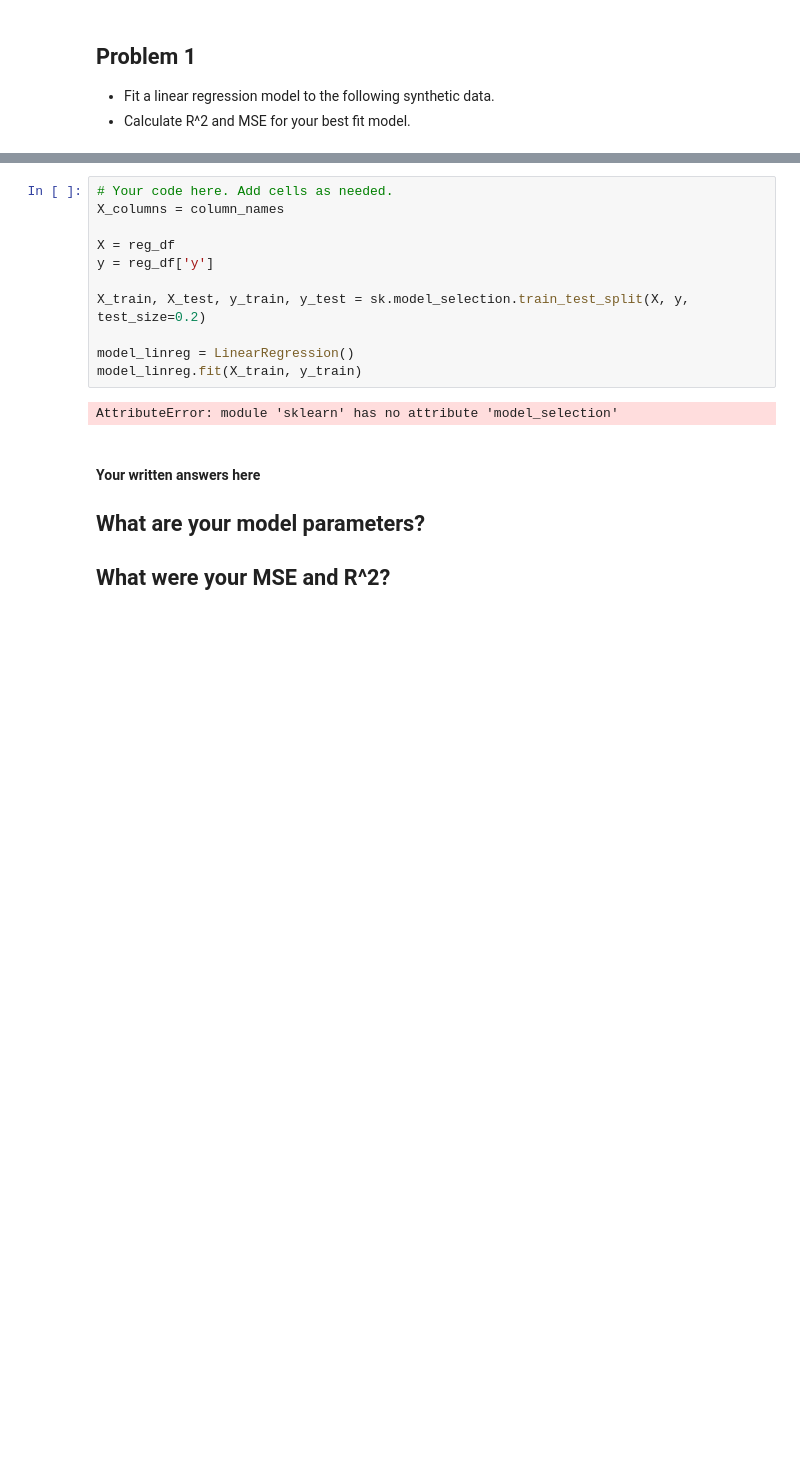
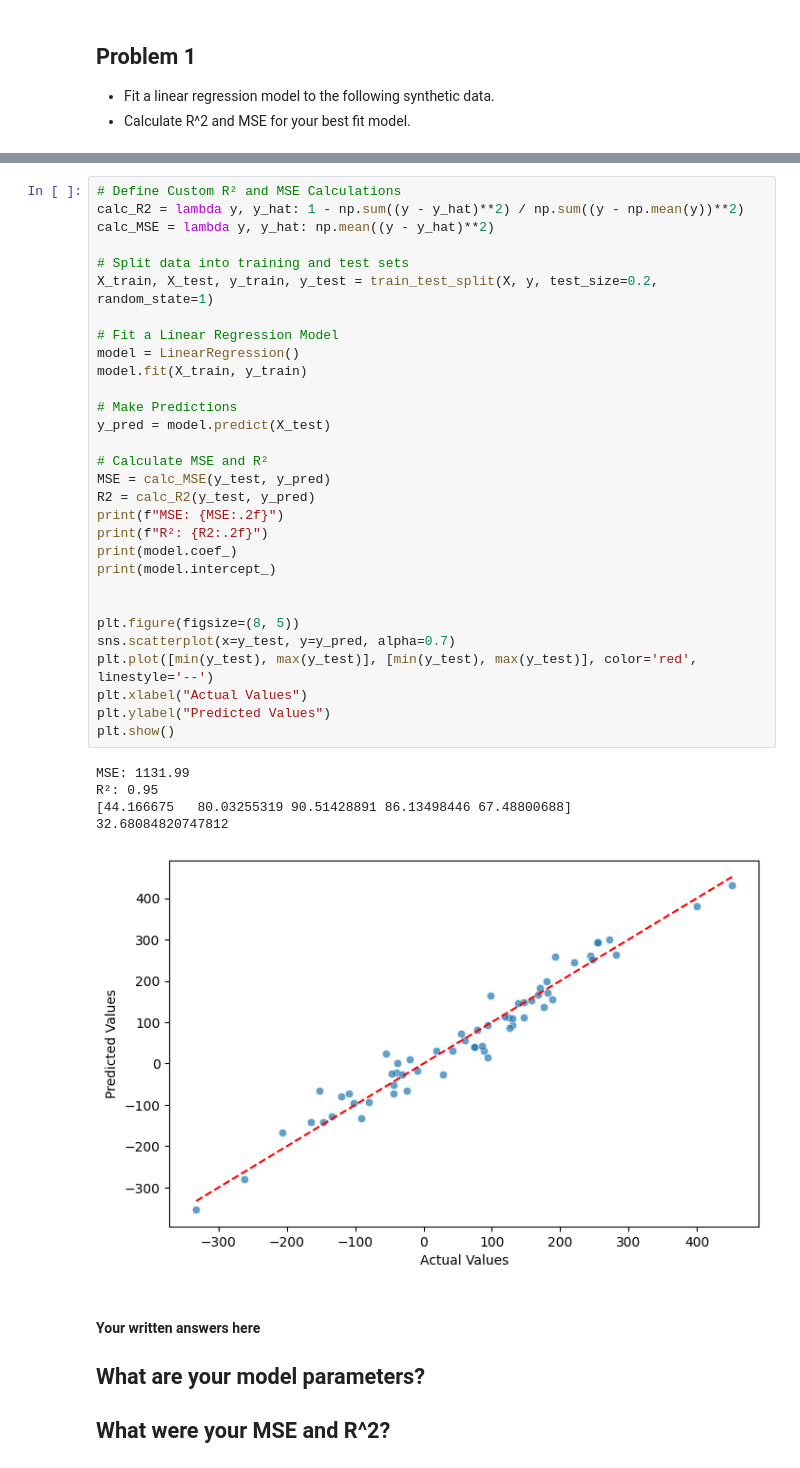
Before and after one commit to GettysburgDataScience/ps1-linear-regression-Kmestrada10, a Jupyter notebook: PS1.ipynb, the cells around one changed output, grey strips where cells are left out. Drawn from its saved outputs; the diff is of its cells as text; blank space fills up the shorter version.

```diff
--- a/PS1.ipynb
+++ b/PS1.ipynb
@@ -58,19 +80,42 @@ reg_df
 | 298 | -1.619646 | 2.005141 | -0.187626 | -0.148941 | 1.165335 | 182.614426 |
 | 299 | 0.196645 | -0.632590 | -0.209847 | 1.897161 | -1.381391 | 85.990684 |
 300 rows × 6 columns
-# %%
-# Your code here. Add cells as needed.
-X_columns = column_names
-
-X = reg_df
-y = reg_df['y']
-
-X_train, X_test, y_train, y_test = sk.model_selection.train_test_split(X, y, test_size=0.2)
-
-model_linreg = LinearRegression()
-model_linreg.fit(X_train, y_train)
-# %% [output]
-AttributeError: module 'sklearn' has no attribute 'model_selection'
+# %%
+# Define Custom R² and MSE Calculations
+calc_R2 = lambda y, y_hat: 1 - np.sum((y - y_hat)**2) / np.sum((y - np.mean(y))**2)
+calc_MSE = lambda y, y_hat: np.mean((y - y_hat)**2)
+
+# Split data into training and test sets
+X_train, X_test, y_train, y_test = train_test_split(X, y, test_size=0.2, random_state=1)
+
+# Fit a Linear Regression Model
+model = LinearRegression()
+model.fit(X_train, y_train)
+
+# Make Predictions
+y_pred = model.predict(X_test)
+
+# Calculate MSE and R²
+MSE = calc_MSE(y_test, y_pred)
+R2 = calc_R2(y_test, y_pred)
+print(f"MSE: {MSE:.2f}")
+print(f"R²: {R2:.2f}")
+print(model.coef_)
+print(model.intercept_)
+
+
+plt.figure(figsize=(8, 5))
+sns.scatterplot(x=y_test, y=y_pred, alpha=0.7)
+plt.plot([min(y_test), max(y_test)], [min(y_test), max(y_test)], color='red', linestyle='--')
+plt.xlabel("Actual Values")
+plt.ylabel("Predicted Values")
+plt.show()
+# %% [output]
+MSE: 1131.99
+R²: 0.95
+[44.166675   80.03255319 90.51428891 86.13498446 67.48800688]
+32.68084820747812
+[figure, added]
 # %% [markdown]
 #### Your written answers here
 
```
Also changed, not shown: parts of 21 cells of this notebook.
